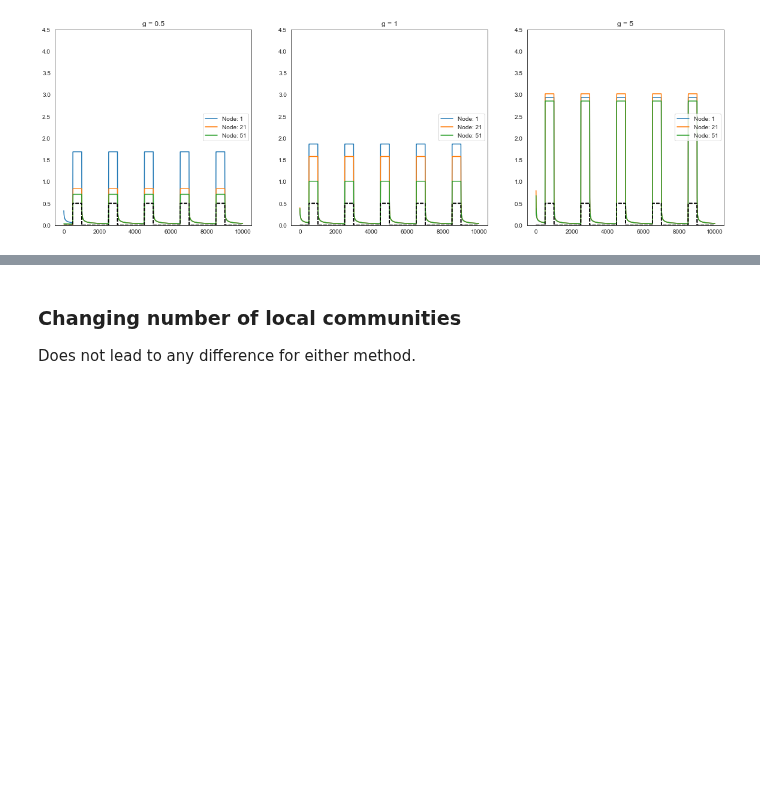
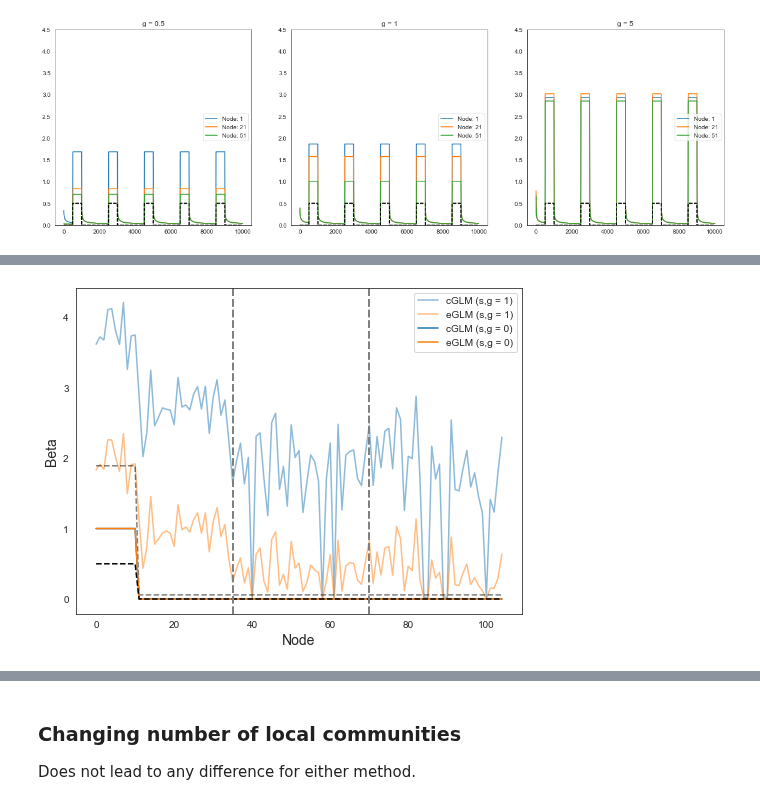
Before and after one commit to zenkavi/DevStudy_FmriNbs, a Jupyter notebook: notebooks/informationtransfermapping/TheoreticalResults/Zenkavi_Simulations/Extended_GLM_neural_network_level.ipynb, the cells around one changed output, grey strips where cells are left out. Cells and saved outputs as stored; diff of their text form; code cells hidden in the pictures; blank space fills up the shorter version.

```diff
--- a/notebooks/informationtransfermapping/TheoreticalResults/Zenkavi_Simulations/Extended_GLM_neural_network_level.ipynb
+++ b/notebooks/informationtransfermapping/TheoreticalResults/Zenkavi_Simulations/Extended_GLM_neural_network_level.ipynb
@@ -807,0 +835,5 @@ plot_sim_network_glm(data = new_sim, ucr_label="cGLM (s = .5)", ext_label="eGLM
+# %%
+plot_sim_network_glm(data = base_sim, alp = .5, ucr_label="cGLM (s,g = 1)", ext_label="eGLM (s,g = 1)")
+plot_sim_network_glm(data = new_sim_s0_g0, ucr_label="cGLM (s,g = 0)", ext_label="eGLM (s,g = 0)")
+# %% [output]
+[figure, added]
```
Also changed, not shown: parts of 16 cells of this notebook.
